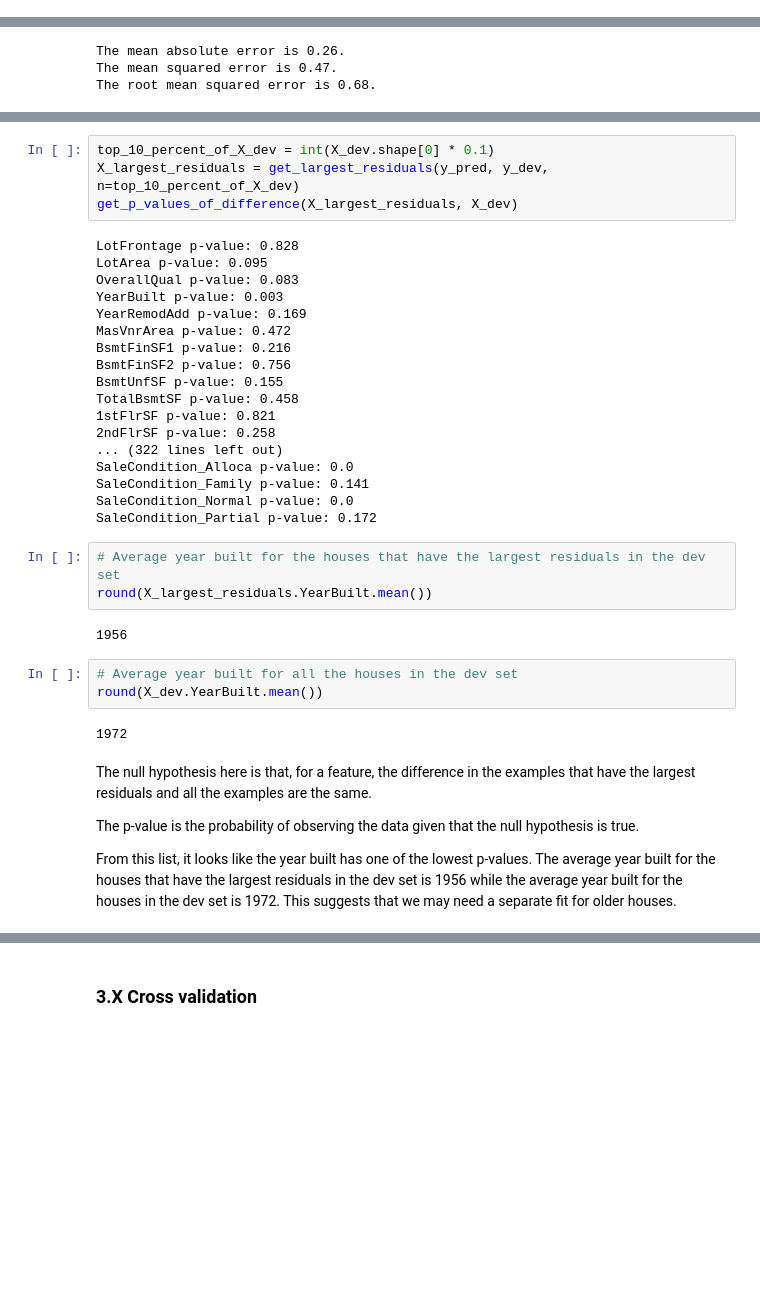
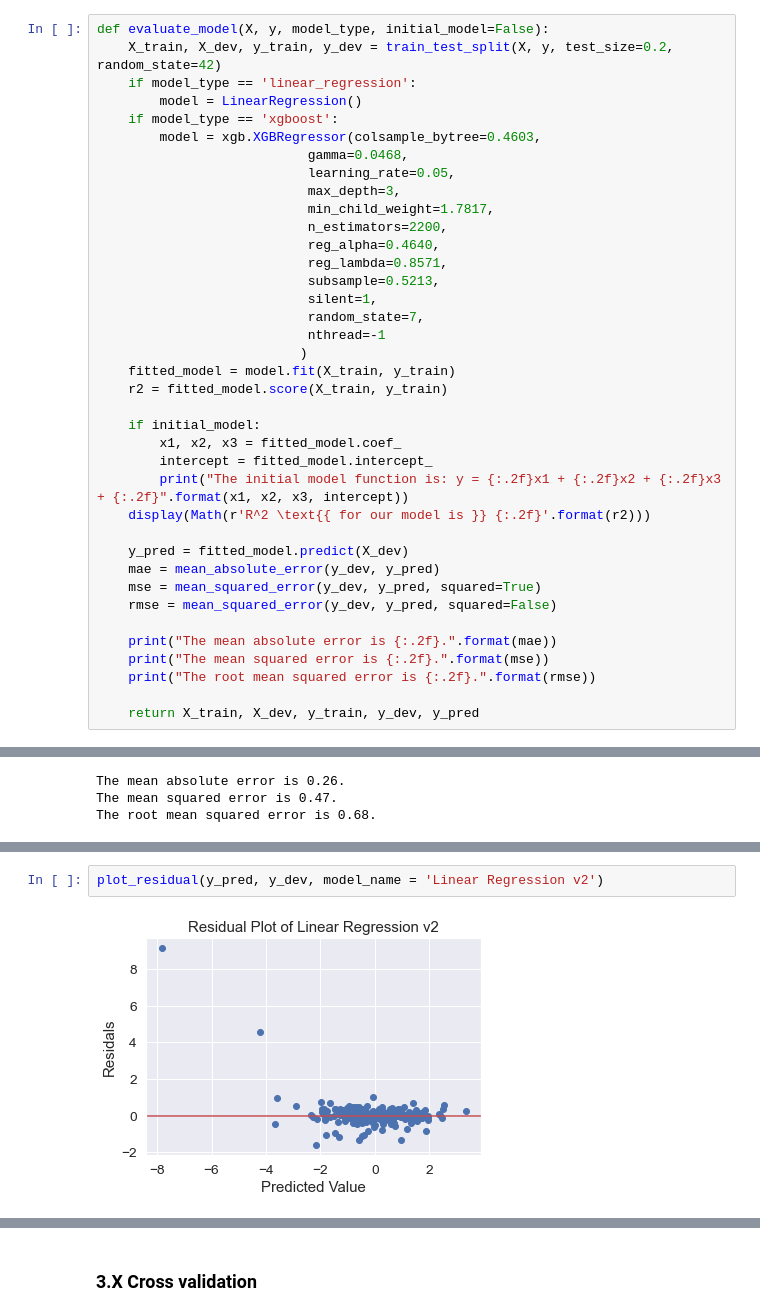
Before and after one commit to Sean-Koval/207-project-home-price, a Jupyter notebook: notebooks/baseline.ipynb, the cells around one changed output, grey strips where cells are left out. Drawn from its saved outputs; the diff is of its cells as text; blank space fills up the shorter version.

```diff
--- a/notebooks/baseline.ipynb
+++ b/notebooks/baseline.ipynb
@@ -485,0 +438,38 @@ FullBath p-value: 0.548
+# %%
+def evaluate_model(X, y, model_type, initial_model=False):
+    X_train, X_dev, y_train, y_dev = train_test_split(X, y, test_size=0.2, random_state=42)
+    if model_type == 'linear_regression':
+        model = LinearRegression()
+    if model_type == 'xgboost':
+        model = xgb.XGBRegressor(colsample_bytree=0.4603,
+                           gamma=0.0468,
+                           learning_rate=0.05,
+                           max_depth=3,
+                           min_child_weight=1.7817,
+                           n_estimators=2200,
+                           reg_alpha=0.4640,
+                           reg_lambda=0.8571,
+                           subsample=0.5213,
+                           silent=1,
+                           random_state=7,
+                           nthread=-1
+                          )
+    fitted_model = model.fit(X_train, y_train)
+    r2 = fitted_model.score(X_train, y_train)
+
+    if initial_model:
+        x1, x2, x3 = fitted_model.coef_
+        intercept = fitted_model.intercept_
+        print("The initial model function is: y = {:.2f}x1 + {:.2f}x2 + {:.2f}x3 + {:.2f}".format(x1, x2, x3, intercept))
+    display(Math(r'R^2 \text{{ for our model is }} {:.2f}'.format(r2)))
+
+    y_pred = fitted_model.predict(X_dev)
+    mae = mean_absolute_error(y_dev, y_pred)
+    mse = mean_squared_error(y_dev, y_pred, squared=True)
+    rmse = mean_squared_error(y_dev, y_pred, squared=False)
+
+    print("The mean absolute error is {:.2f}.".format(mae))
+    print("The mean squared error is {:.2f}.".format(mse))
+    print("The root mean squared error is {:.2f}.".format(rmse))
+
+    return X_train, X_dev, y_train, y_dev, y_pred
@@ -500,38 +537,4 @@ plot_residual(y_pred, y_dev)
-# %%
-top_10_percent_of_X_dev = int(X_dev.shape[0] * 0.1)
-X_largest_residuals = get_largest_residuals(y_pred, y_dev, n=top_10_percent_of_X_dev)
-get_p_values_of_difference(X_largest_residuals, X_dev)
-# %% [output]
-LotFrontage p-value: 0.828
-LotArea p-value: 0.095
-OverallQual p-value: 0.083
-YearBuilt p-value: 0.003
-YearRemodAdd p-value: 0.169
-MasVnrArea p-value: 0.472
-BsmtFinSF1 p-value: 0.216
-BsmtFinSF2 p-value: 0.756
-BsmtUnfSF p-value: 0.155
-TotalBsmtSF p-value: 0.458
-1stFlrSF p-value: 0.821
-2ndFlrSF p-value: 0.258
-... (322 lines left out)
-SaleCondition_Alloca p-value: 0.0
-SaleCondition_Family p-value: 0.141
-SaleCondition_Normal p-value: 0.0
-SaleCondition_Partial p-value: 0.172
-# %%
-# Average year built for the houses that have the largest residuals in the dev set
-round(X_largest_residuals.YearBuilt.mean())
-# %% [output]
-1956
-# %%
-# Average year built for all the houses in the dev set
-round(X_dev.YearBuilt.mean())
-# %% [output]
-1972
-# %% [markdown]
-The null hypothesis here is that, for a feature, the difference in the examples that have the largest residuals and all the examples are the same.
-
-The p-value is the probability of observing the data given that the null hypothesis is true.
-
-From this list, it looks like the year built has one of the lowest p-values. The average year built for the houses that have the largest residuals in the dev set is 1956 while the average year built for the houses in the dev set is 1972. This suggests that we may need a separate fit for older houses.
+# %%
+plot_residual(y_pred, y_dev, model_name = 'Linear Regression v2')
+# %% [output]
+[figure, added]
```
Also changed, not shown: parts of 38 cells of this notebook.
